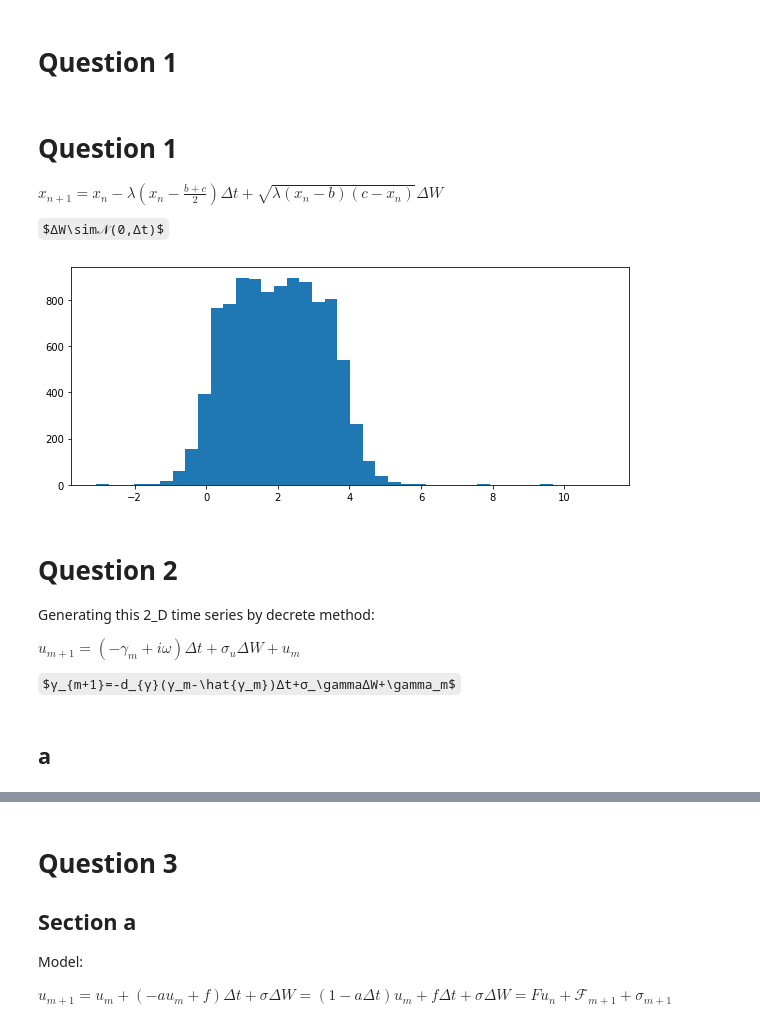
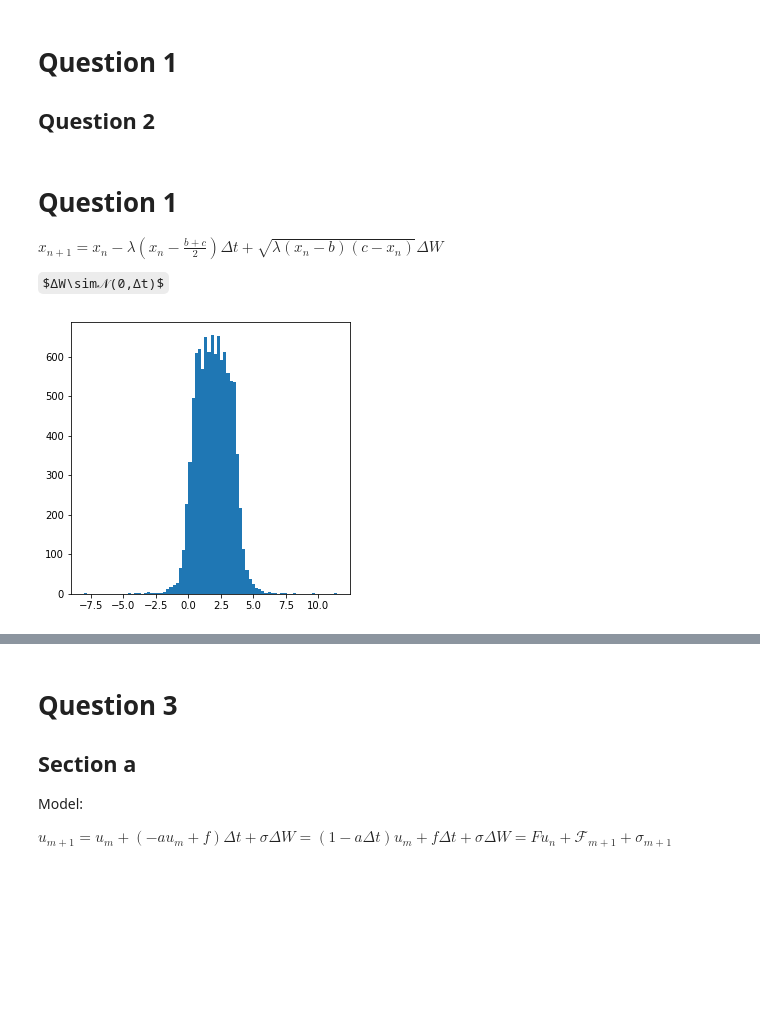
Before and after one commit to Guidong99/Colab, a Jupyter notebook: 833hw4.ipynb, the cells around one changed output, grey strips where cells are left out. Drawn from its saved outputs; the diff is of its cells as text; code cells hidden in the pictures; some formulas as TeX source; blank space fills up the shorter version.

```diff
--- a/833hw4.ipynb
+++ b/833hw4.ipynb
@@ -2,6 +2,8 @@
 <a href="https://colab.research.google.com/github/Guidong99/Project-of-Data-Science/blob/main/833hw4.ipynb" target="_parent"><img src="https://colab.research.google.com/assets/colab-badge.svg" alt="Open In Colab"/></a>
 # %% [markdown]
 # Question 1
+
+## Question 2
 # %%
 import numpy as np
 from math import sqrt
@@ -23,25 +23,17 @@ $ΔW\sim𝒩(0,Δt)$
 # %%
 dt=0.25
 b=0
 c=4
 lam=1
 x=[2]
 for i in range(10000):
   u=x[-1]
   dw=np.random.normal(0,sqrt(dt))
-  u=u+dt*(-lam*(u-(b+c)/2))+dw*(lam*(u-b)*(c-u))**0.5
+  u=u+dt*(-lam*(u-(b+c)/2))+dw*sqrt(abs(lam*(u-b)*(c-u)))
   x.append(u)
-fig=plt.figure(figsize=(10,4))
+fig=plt.figure(figsize=(5,5))
 ax1=plt.subplot(1,1,1)
-ax1=plt.hist(x,40)
+ax1=plt.hist(x,80)
 plt.show()
 # %% [output]
-[figure, old version]
+[figure, new version]
-# %% [markdown]
-# Question 2
-
-Generating this 2_D time series by decrete method:
-
-$u_{m+1}=(-γ_m+iω)Δt+σ_uΔW+u_m$
-
-$γ_{m+1}=-d_{γ}(γ_m-\hat{γ_m})Δt+σ_\gammaΔW+\gamma_m$
@@ -69,2 +39,0 @@ def get_real(lst):
-# %% [markdown]
-## a
```
Also changed, not shown: parts of 17 cells of this notebook.
